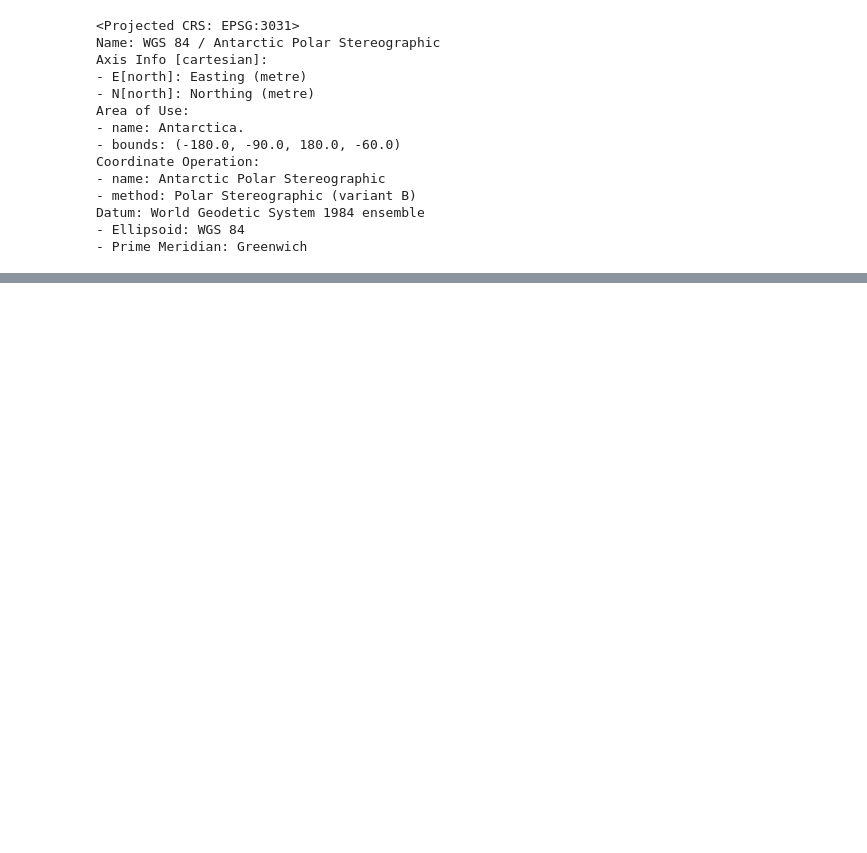
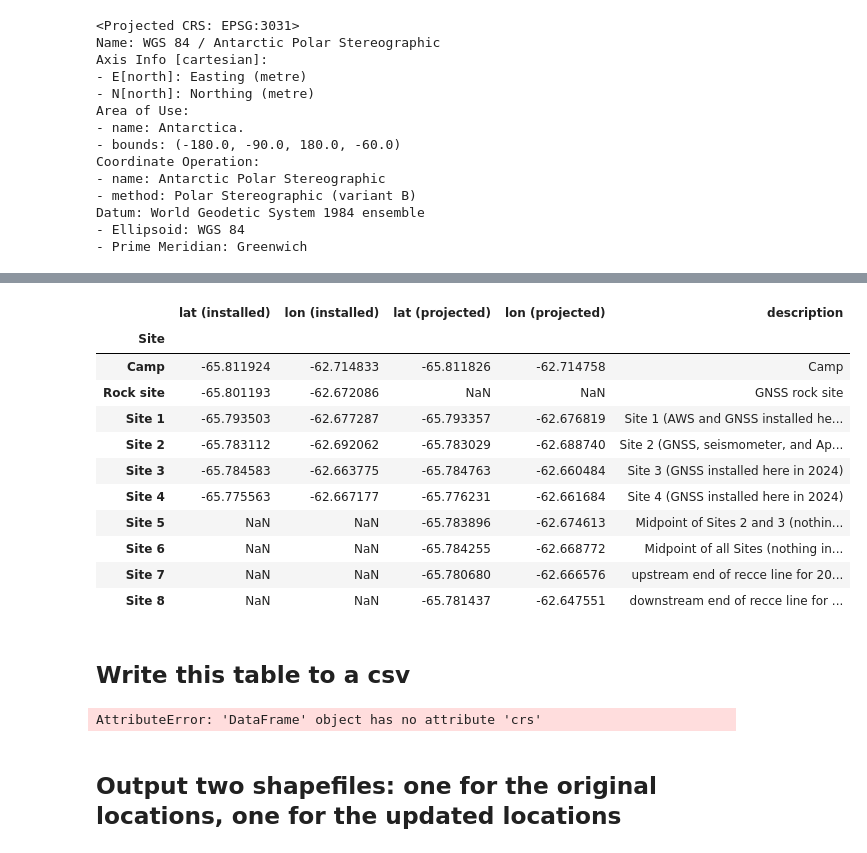
Before and after one commit to ldeo-glaciology/AntPen_NSF_NERC, a Jupyter notebook: code/field_planning/midpoint_calc.ipynb, the cells around one changed output, grey strips where cells are left out. Saved outputs shown, nothing was run; the diff lists cells and outputs as text; code cells hidden in the pictures; blank space fills up the shorter version.

```diff
--- a/code/field_planning/midpoint_calc.ipynb
+++ b/code/field_planning/midpoint_calc.ipynb
@@ -245,0 +245,30 @@ gdf_recce_line
+# %%
+# add the points for the recce line
+gdf_for_sharing.loc['Site 7'] = [np.nan, np.nan, gdf_recce_line.geometry.y[0],
+                                 gdf_recce_line.geometry.x[0],
+                                 'upstream end of recce line for 2025 fieldwork']
+gdf_for_sharing.loc['Site 8'] = [np.nan, np.nan, gdf_recce_line.geometry.y[1],
+                                 gdf_recce_line.geometry.x[1],
+                                 'downstream end of recce line for 2025 fieldwork']
+gdf_for_sharing.loc['Rock site', 'lat (projected)'] = np.nan
+gdf_for_sharing.loc['Rock site', 'lon (projected)'] = np.nan
+gdf_for_sharing
+# %% [output]
+|  | lat (installed) | lon (installed) | lat (projected) | lon (projected) | description |
+| Site |  |  |  |  |  |
+| Camp | -65.811924 | -62.714833 | -65.811826 | -62.714758 | Camp |
+| Rock site | -65.801193 | -62.672086 | NaN | NaN | GNSS rock site |
+| Site 1 | -65.793503 | -62.677287 | -65.793357 | -62.676819 | Site 1 (AWS and GNSS installed he... |
+| Site 2 | -65.783112 | -62.692062 | -65.783029 | -62.688740 | Site 2 (GNSS, seismometer, and Ap... |
+| Site 3 | -65.784583 | -62.663775 | -65.784763 | -62.660484 | Site 3 (GNSS installed here in 2024) |
+| Site 4 | -65.775563 | -62.667177 | -65.776231 | -62.661684 | Site 4 (GNSS installed here in 2024) |
+| Site 5 | NaN | NaN | -65.783896 | -62.674613 | Midpoint of Sites 2 and 3 (nothin... |
+| Site 6 | NaN | NaN | -65.784255 | -62.668772 | Midpoint of all Sites (nothing in... |
+| Site 7 | NaN | NaN | -65.780680 | -62.666576 | upstream end of recce line for 20... |
+| Site 8 | NaN | NaN | -65.781437 | -62.647551 | downstream end of recce line for ... |
+# %% [markdown]
+## Write this table to a csv
+# %%
+gdf_for_sharing.crs
+# %% [output]
+AttributeError: 'DataFrame' object has no attribute 'crs'
@@ -245,0 +277,2 @@ gdf_recce_line
+# %% [markdown]
+## Output two shapefiles: one for the original locations, one for the updated locations
```
Also changed, not shown: parts of 26 cells of this notebook, 4 other files.
